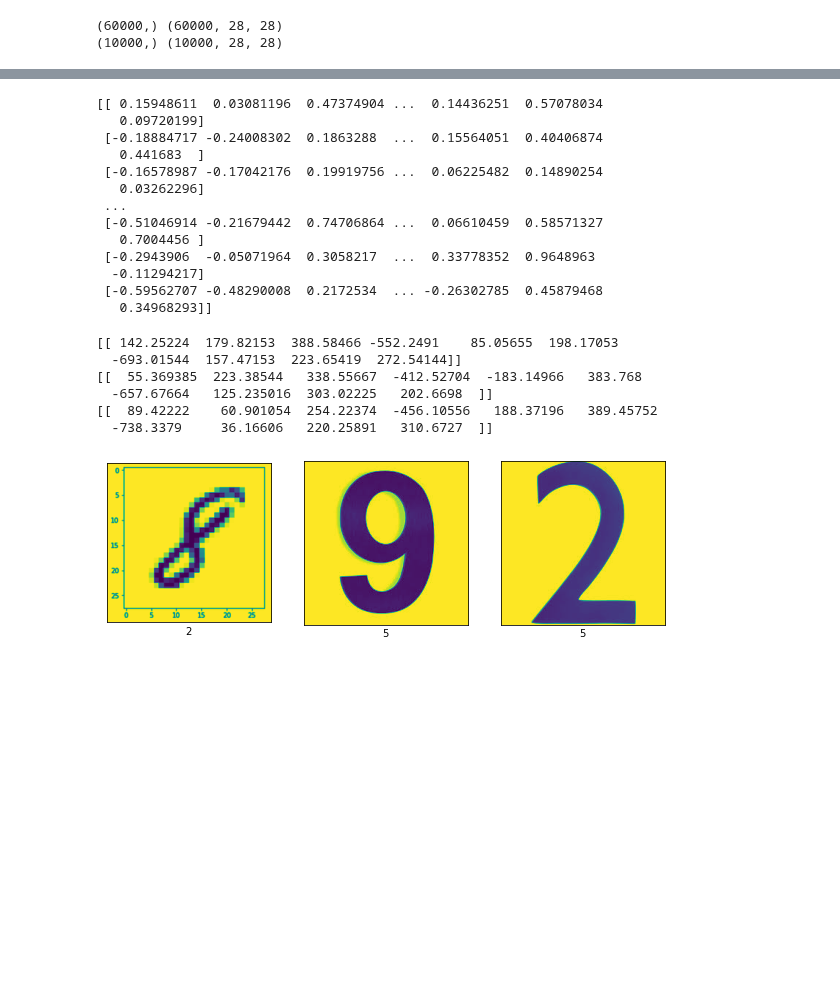
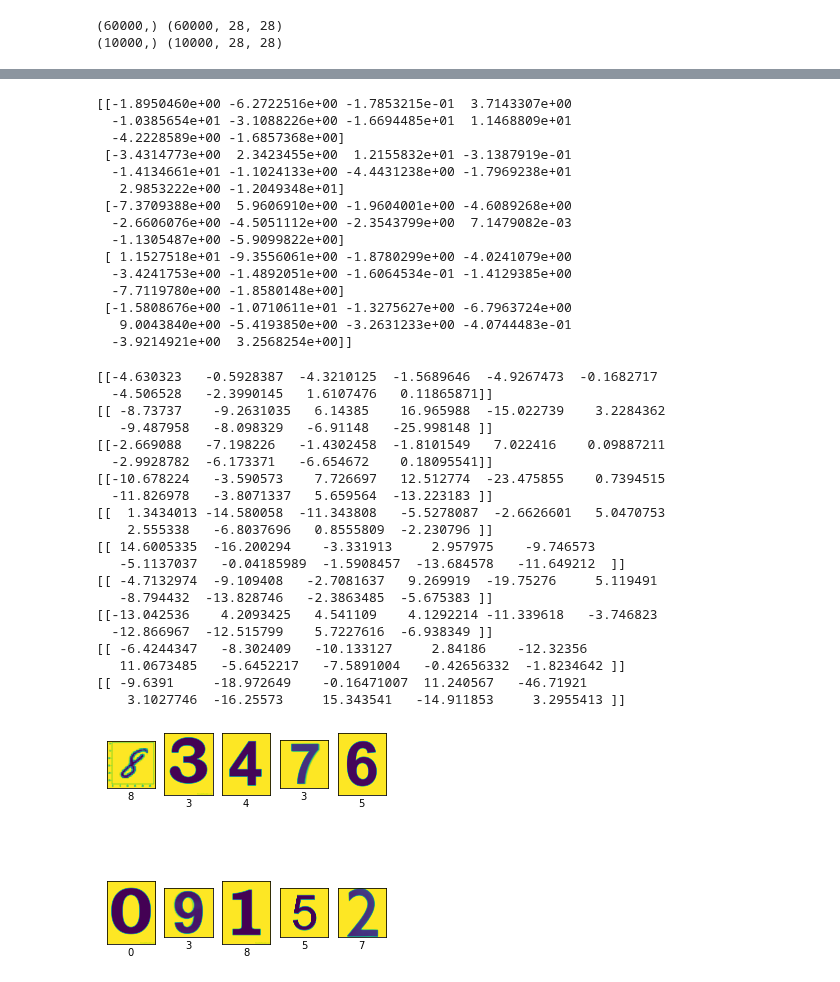
Before and after one commit to sulbhagarg/Deep-Learning, a Jupyter notebook: MNIST/mnist.ipynb, the cells around one changed output, grey strips where cells are left out. Cells and saved outputs as stored; diff of their text form; code cells hidden in the pictures; blank space fills up the shorter version.

```diff
--- a/MNIST/mnist.ipynb
+++ b/MNIST/mnist.ipynb
@@ -99,45 +109,62 @@ array([[0.10239561, 0.09003241, 0.14020514, 0.05654768, 0.1043653 ,
 # %%
-pred = reconstructed_model.predict(x_test, 1)
+pred = reconstructed_model.predict(x_test[:5], 1)
 print(pred)
 # %% [output]
-[[ 0.15948611  0.03081196  0.47374904 ...  0.14436251  0.57078034
-   0.09720199]
- [-0.18884717 -0.24008302  0.1863288  ...  0.15564051  0.40406874
-   0.441683  ]
- [-0.16578987 -0.17042176  0.19919756 ...  0.06225482  0.14890254
-   0.03262296]
- ...
- [-0.51046914 -0.21679442  0.74706864 ...  0.06610459  0.58571327
-   0.7004456 ]
- [-0.2943906  -0.05071964  0.3058217  ...  0.33778352  0.9648963
-  -0.11294217]
- [-0.59562707 -0.48290008  0.2172534  ... -0.26302785  0.45879468
-   0.34968293]]
+[[-1.8950460e+00 -6.2722516e+00 -1.7853215e-01  3.7143307e+00
+  -1.0385654e+01 -3.1088226e+00 -1.6694485e+01  1.1468809e+01
+  -4.2228589e+00 -1.6857368e+00]
+ [-3.4314773e+00  2.3423455e+00  1.2155832e+01 -3.1387919e-01
+  -1.4134661e+01 -1.1024133e+00 -4.4431238e+00 -1.7969238e+01
+   2.9853222e+00 -1.2049348e+01]
+ [-7.3709388e+00  5.9606910e+00 -1.9604001e+00 -4.6089268e+00
+  -2.6606076e+00 -4.5051112e+00 -2.3543799e+00  7.1479082e-03
+  -1.1305487e+00 -5.9099822e+00]
+ [ 1.1527518e+01 -9.3556061e+00 -1.8780299e+00 -4.0241079e+00
+  -3.4241753e+00 -1.4892051e+00 -1.6064534e-01 -1.4129385e+00
+  -7.7119780e+00 -1.8580148e+00]
+ [-1.5808676e+00 -1.0710611e+01 -1.3275627e+00 -6.7963724e+00
+   9.0043840e+00 -5.4193850e+00 -3.2631233e+00 -4.0744483e-01
+  -3.9214921e+00  3.2568254e+00]]
 # %%
 root = 'C:\\Users\\Admin\\Desktop\\WORK\\Deep Learning\\Deep-Learning\\MNIST\\dataset'
 testing = []
 i=1
-plt.figure(figsize=(10,10))
+plt.figure(figsize=(5,5))
 for sample in os.listdir(root):
     img_path = root + '\\' + sample
     img = cv2.imread(img_path, 0)
-    plt.subplot(1,3,i)
+    plt.subplot(2,5,i)
     i=i+1
     plt.xticks([])
     plt.yticks([])
     plt.grid(False)
     plt.imshow(img)
     img = cv2.resize(img, (28,28))
-    image = (np.expand_dims(img,0))
-    image = np.array(image)
-    pred = reconstructed_model.predict(image,1)
+    img = (255-img)/255
+    img = img.reshape(-1, 28, 28)
+    # print(np.shape(image))
+    pred = reconstructed_model.predict(img,1)
     print(pred)
     plt.xlabel(pred.argmax())
 # %% [output]
-[[ 142.25224  179.82153  388.58466 -552.2491    85.05655  198.17053
-  -693.01544  157.47153  223.65419  272.54144]]
-[[  55.369385  223.38544   338.55667  -412.52704  -183.14966   383.768
-  -657.67664   125.235016  303.02225   202.6698  ]]
-[[  89.42222    60.901054  254.22374  -456.10556   188.37196   389.45752
-  -738.3379     36.16606   220.25891   310.6727  ]]
+[[-4.630323   -0.5928387  -4.3210125  -1.5689646  -4.9267473  -0.1682717
+  -4.506528   -2.3990145   1.6107476   0.11865871]]
+[[ -8.73737    -9.2631035   6.14385    16.965988  -15.022739    3.2284362
+   -9.487958   -8.098329   -6.91148   -25.998148 ]]
+[[-2.669088   -7.198226   -1.4302458  -1.8101549   7.022416    0.09887211
+  -2.9928782  -6.173371   -6.654672    0.18095541]]
+[[-10.678224   -3.590573    7.726697   12.512774  -23.475855    0.7394515
+  -11.826978   -3.8071337   5.659564  -13.223183 ]]
+[[  1.3434013 -14.580058  -11.343808   -5.5278087  -2.6626601   5.0470753
+    2.555338   -6.8037696   0.8555809  -2.230796 ]]
+[[ 14.6005335  -16.200294    -3.331913     2.957975    -9.746573
+   -5.1137037   -0.04185989  -1.5908457  -13.684578   -11.649212  ]]
+[[ -4.7132974  -9.109408   -2.7081637   9.269919  -19.75276     5.119491
+   -8.794432  -13.828746   -2.3863485  -5.675383 ]]
+[[-13.042536    4.2093425   4.541109    4.1292214 -11.339618   -3.746823
+  -12.866967  -12.515799    5.7227616  -6.938349 ]]
+[[ -6.4244347   -8.302409   -10.133127     2.84186    -12.32356
+   11.0673485   -5.6452217   -7.5891004   -0.42656332  -1.8234642 ]]
+[[ -9.6391     -18.972649    -0.16471007  11.240567   -46.71921
+    3.1027746  -16.25573     15.343541   -14.911853     3.2955413 ]]
-[figure, old version]
+[figure, new version]
```
Also changed, not shown: parts of 7 cells of this notebook.
